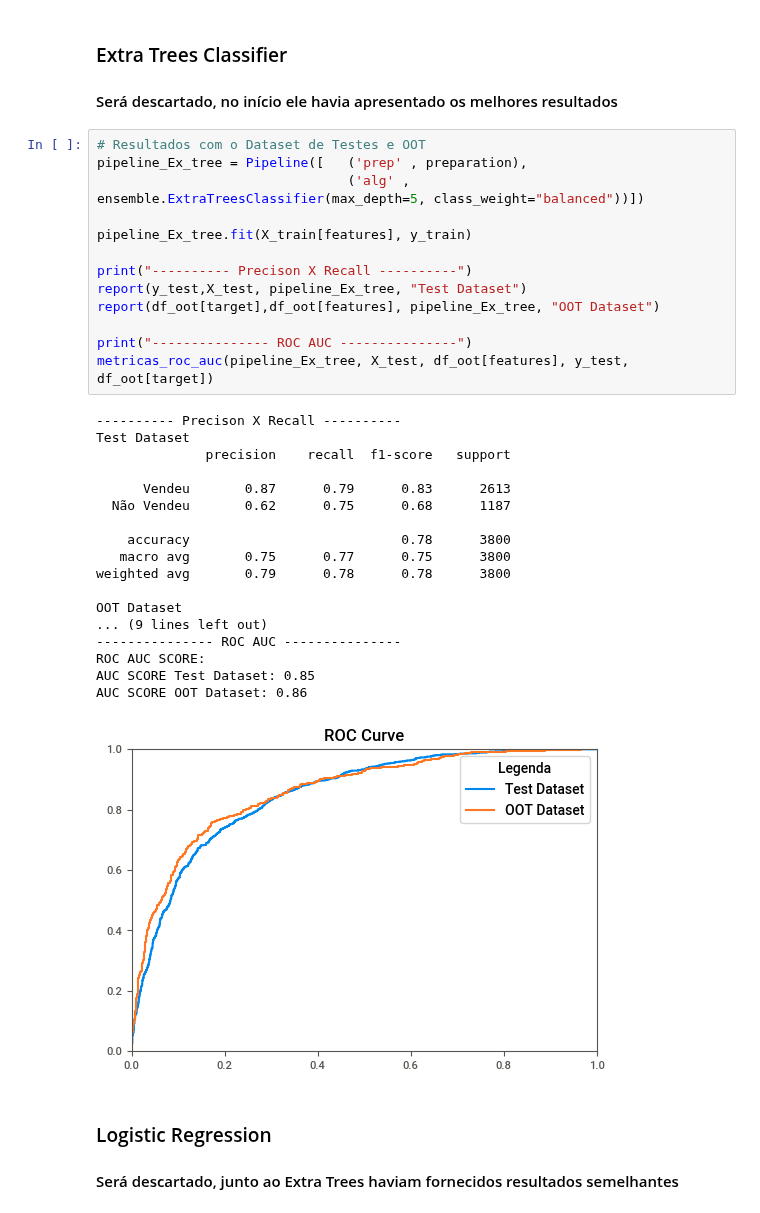
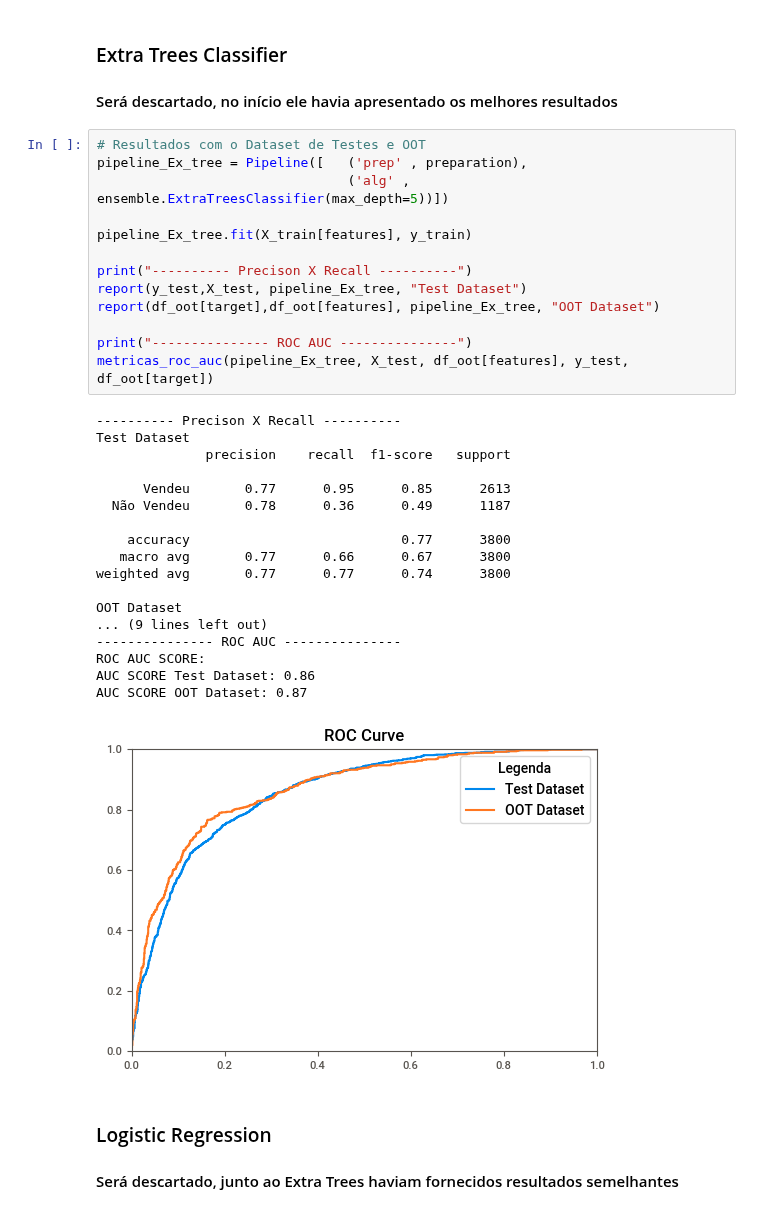
Before and after one commit to thifujikawa/clientes_olist, a Jupyter notebook: Modelling/modelling.ipynb, the cells around one changed output. Cells and saved outputs as stored; diff of their text form.

```diff
--- a/Modelling/modelling.ipynb
+++ b/Modelling/modelling.ipynb
@@ -317,35 +316,35 @@ def plot_roc_curve(fpr, tpr, titulo = None):
 # %%
 # Resultados com o Dataset de Testes e OOT
 pipeline_Ex_tree = Pipeline([   ('prep' , preparation),
-                                ('alg' , ensemble.ExtraTreesClassifier(max_depth=5, class_weight="balanced"))])
+                                ('alg' , ensemble.ExtraTreesClassifier(max_depth=5))])
 
 pipeline_Ex_tree.fit(X_train[features], y_train)
 
 print("---------- Precison X Recall ----------")
 report(y_test,X_test, pipeline_Ex_tree, "Test Dataset")
 report(df_oot[target],df_oot[features], pipeline_Ex_tree, "OOT Dataset")
 
 print("--------------- ROC AUC ---------------")
 metricas_roc_auc(pipeline_Ex_tree, X_test, df_oot[features], y_test, df_oot[target])
 # %% [output]
 ---------- Precison X Recall ----------
 Test Dataset
               precision    recall  f1-score   support
 
-      Vendeu       0.87      0.79      0.83      2613
-  Não Vendeu       0.62      0.75      0.68      1187
+      Vendeu       0.77      0.95      0.85      2613
+  Não Vendeu       0.78      0.36      0.49      1187
 
-    accuracy                           0.78      3800
-   macro avg       0.75      0.77      0.75      3800
-weighted avg       0.79      0.78      0.78      3800
+    accuracy                           0.77      3800
+   macro avg       0.77      0.66      0.67      3800
+weighted avg       0.77      0.77      0.74      3800
 
 OOT Dataset
 ... (9 lines left out)
 --------------- ROC AUC ---------------
 ROC AUC SCORE:
-AUC SCORE Test Dataset: 0.85
-AUC SCORE OOT Dataset: 0.86
+AUC SCORE Test Dataset: 0.86
+AUC SCORE OOT Dataset: 0.87
-[figure, old version]
+[figure, new version]
 # %% [markdown]
 ### Logistic Regression
 #### Será descartado, junto ao Extra Trees haviam fornecidos resultados semelhantes
```
Also changed, not shown: parts of 1 cell of this notebook.
